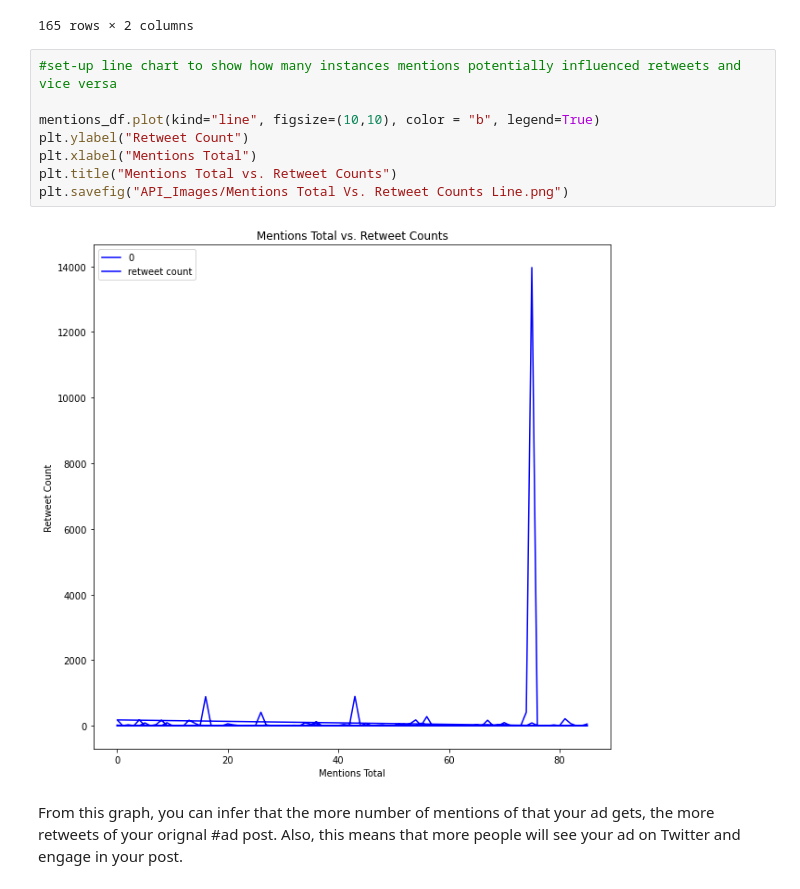
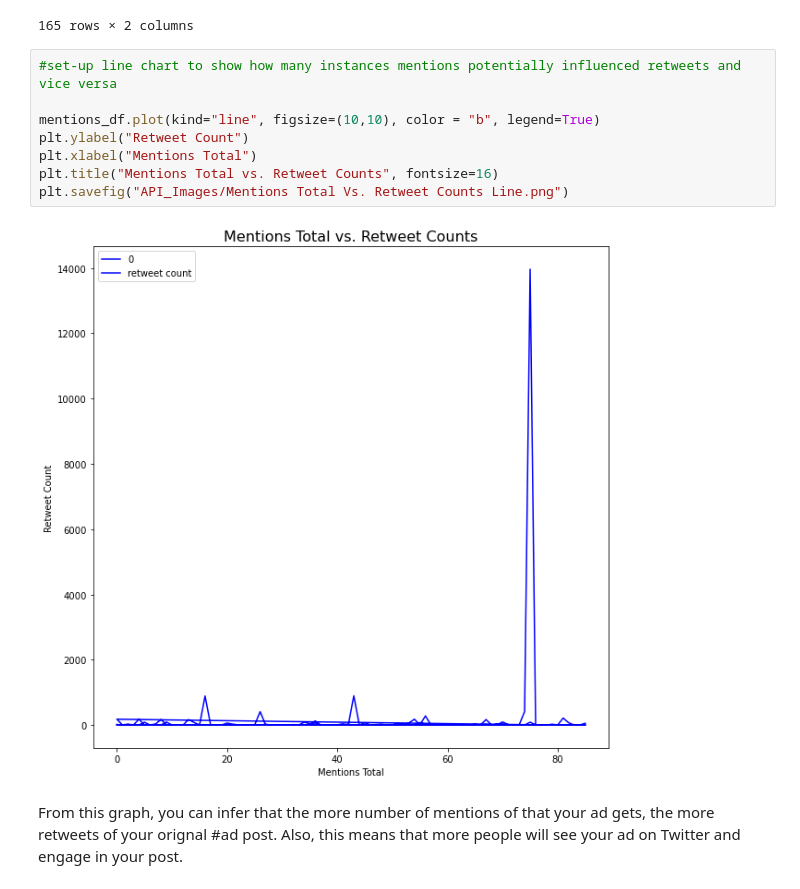
Before and after one commit to sthurstone/Return-Rate-Researchers---Project-I, a Jupyter notebook: API/Twitter_API_Analysis_Tables(1).ipynb FINAL.ipynb, the cells around one changed output. Cells and saved outputs as stored; diff of their text form.

```diff
--- a/API/Twitter_API_Analysis_Tables(1).ipynb FINAL.ipynb
+++ b/API/Twitter_API_Analysis_Tables(1).ipynb FINAL.ipynb
@@ -330,12 +330,12 @@ mentions_df
 # %%
 #set-up line chart to show how many instances mentions potentially influenced retweets and vice versa
 
 mentions_df.plot(kind="line", figsize=(10,10), color = "b", legend=True)
 plt.ylabel("Retweet Count")
 plt.xlabel("Mentions Total")
-plt.title("Mentions Total vs. Retweet Counts")
+plt.title("Mentions Total vs. Retweet Counts", fontsize=16)
 plt.savefig("API_Images/Mentions Total Vs. Retweet Counts Line.png")
 # %% [output]
-[figure, old version]
+[figure, new version]
 # %% [markdown]
 From this graph, you can infer that the more number of mentions of that your ad gets, the more retweets of your orignal #ad post. Also, this means that more people will see your ad on Twitter and engage in your post.
```
Also changed, not shown: parts of 5 cells of this notebook, 3 other files.
